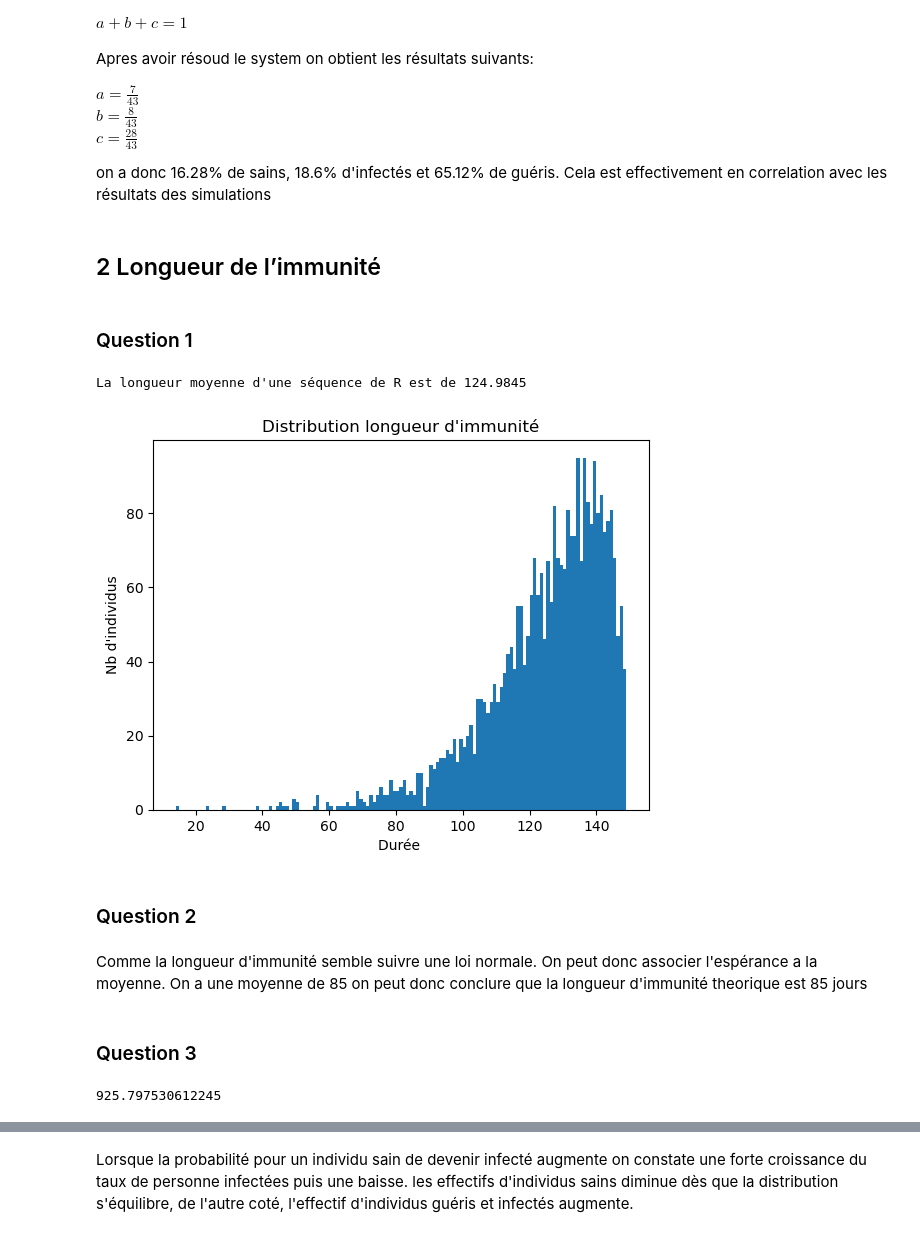
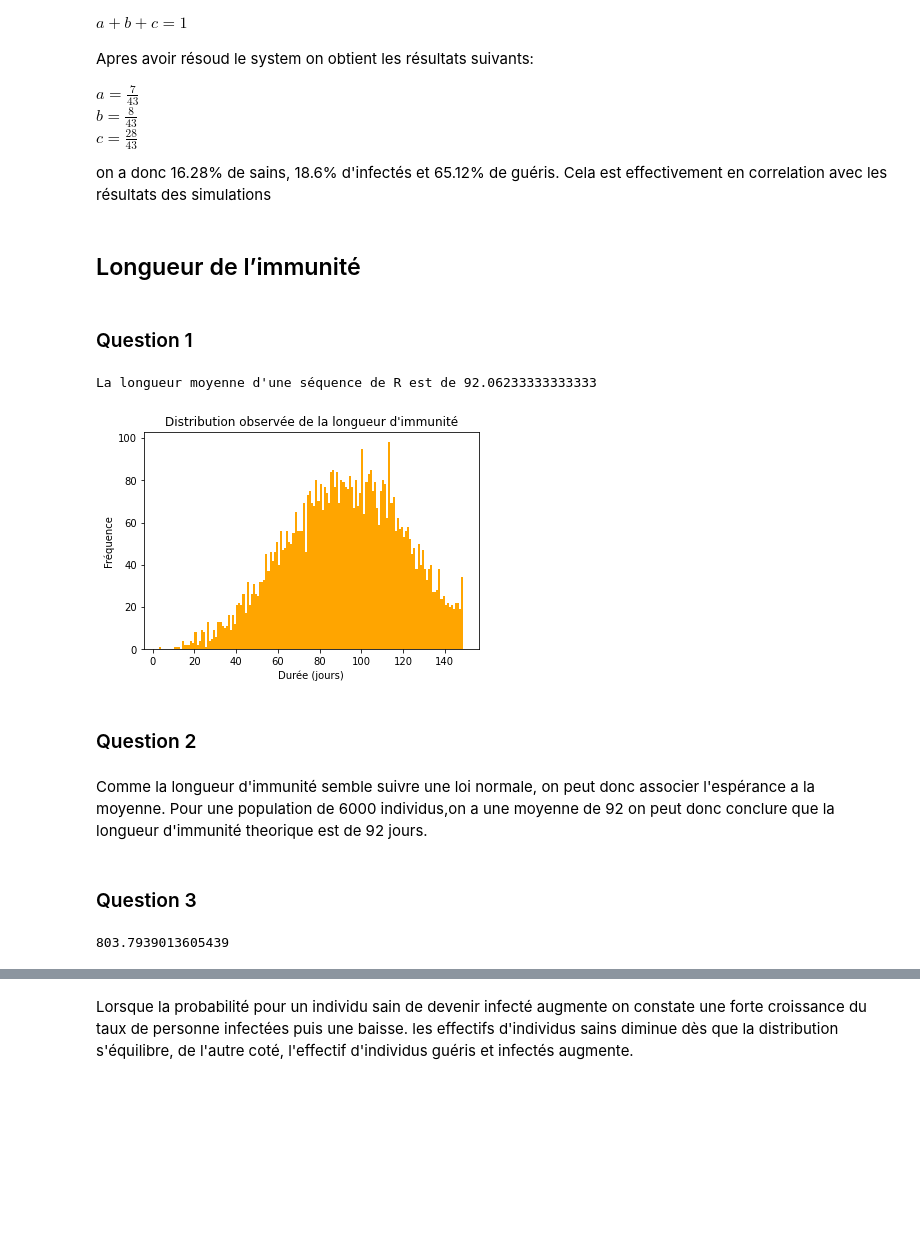
Before and after one commit to Jadslim/LU3IN005-PROJ-3, a Jupyter notebook: jad_chadi.ipynb, the cells around one changed output, grey strips where cells are left out. Drawn from its saved outputs; the diff is of its cells as text; code cells hidden in the pictures; blank space fills up the shorter version.

```diff
--- a/jad_chadi.ipynb
+++ b/jad_chadi.ipynb
@@ -25,18 +25,16 @@ data = np.loadtxt('data_exo_2022.txt',dtype=int)
 # %% [markdown]
 ## Question 1.2.2
 # %%
-matrice_transitions = np.zeros((3,3))
+mat_transition = np.zeros((3,3))
 
-#Compte le nombre de transitions entre chaque états
-for individu in data :
-    for i in range(0, len(individu) - 1) :
-        matrice_transitions[individu[i]][individu[i + 1]] += 1
+for ind in data:
+    for i in range(0, len(ind) - 1) :
+        mat_transition[ind[i]][ind[i + 1]] += 1
 
-#Calcule la probabilité de transition entre les états
-for l in range(0, len(matrice_transitions)) :
-    somme_ligne = sum(matrice_transitions[l])
-    for c in range(0, len(matrice_transitions[l])) :
-        matrice_transitions[l][c] = matrice_transitions[l][c] / somme_ligne
+for ligne in range(0, len(mat_transition)) :
+    somme_ligne = sum(mat_transition[ligne])
+    for colonne in range(0, len(mat_transition[ligne])) :
+        mat_transition[ligne][colonne] = mat_transition[ligne][colonne] / somme_ligne
 
-print(matrice_transitions)
+print(mat_transition)
 # %% [output]
@@ -489,7 +490,7 @@ $c = \frac{28}{43}$
 
 on a donc 16.28% de sains, 18.6% d'infectés et 65.12% de guéris. Cela est effectivement en correlation avec les résultats des simulations
 # %% [markdown]
-## 2 Longueur de l’immunité
+## Longueur de l’immunité
 # %% [markdown]
 ### Question 1
 # %%
@@ -501,27 +502,28 @@ def moy_pop(n) :
         c += e.count(2)
     return c / len(res)
 # %%
-print("La longueur moyenne d'une séquence de R est de",moy_pop(6000))
+m=moy_pop(150,6000)
+print("La longueur moyenne d'une séquence de R est de",m)
 # %% [output]
-La longueur moyenne d'une séquence de R est de 124.9845
+La longueur moyenne d'une séquence de R est de 92.06233333333333
 # %%
 temp = []
-l = compter_population(A,pi_0,150,3000,False,False,True)
+l = compter_population(A,pi_0,150,6000,False,False,True)
 for e in l :
     temp.append(e.count(2))
 
 
-plt.hist(temp, bins=np.arange(min(temp), max(temp) + 1, 1))
-plt.title('Distribution longueur d\'immunité')
-plt.ylabel("Nb d'individus")
-plt.xlabel("Durée ")
+plt.hist(temp, bins=np.arange(min(temp), max(temp) + 1, 1), color='orange')
+plt.title('Distribution observée de la longueur d\'immunité')
+plt.ylabel("Fréquence")
+plt.xlabel("Durée (jours)")
 plt.show()
 # %% [output]
-[figure, old version]
+[figure, new version]
 # %% [markdown]
 ### Question 2
 # %% [markdown]
-Comme la longueur d'immunité semble suivre une loi normale. On peut donc associer l'espérance a la moyenne. On a une moyenne de 85 on peut donc conclure que la longueur d'immunité theorique est 85 jours
+Comme la longueur d'immunité semble suivre une loi normale, on peut donc associer l'espérance a la moyenne. Pour une population de 6000 individus,on a une moyenne de 92 on peut donc conclure que la longueur d'immunité theorique est de 92 jours.
 # %% [markdown]
 ### Question 3
 # %%
@@ -534,11 +536,12 @@ def variance_longueur_immunite(n) :
     return s / len(liste)
 # %%
-sum = 0
-count = 0
+s = 0
+cpt = 0
 for i in range(1,50) :
-	sum += variance_longueur_immunite(2000)
-	count += 1
-print(sum / count)
+    s += variance_longueur_immunite(85,150,6000)
+    cpt += 1
+variance= s / cpt
+print(s / cpt)
 # %% [output]
-925.797530612245
+803.7939013605439
 # %%
```
Also changed, not shown: parts of 32 cells of this notebook.
